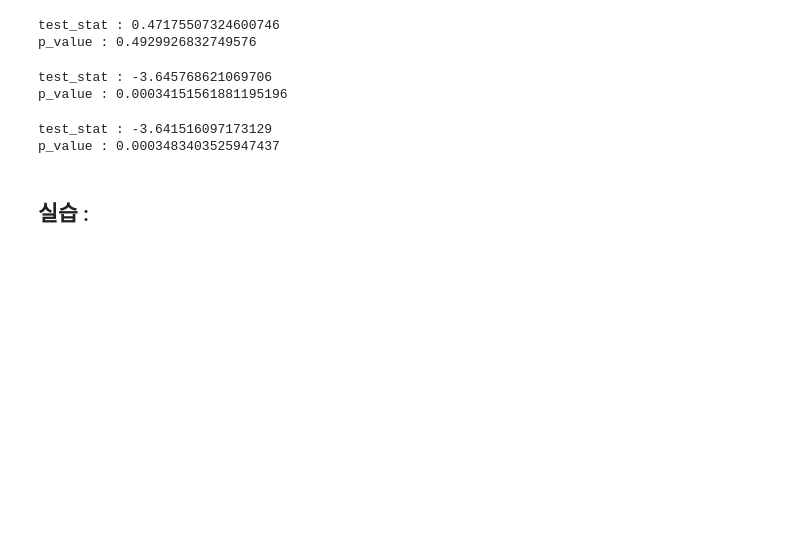
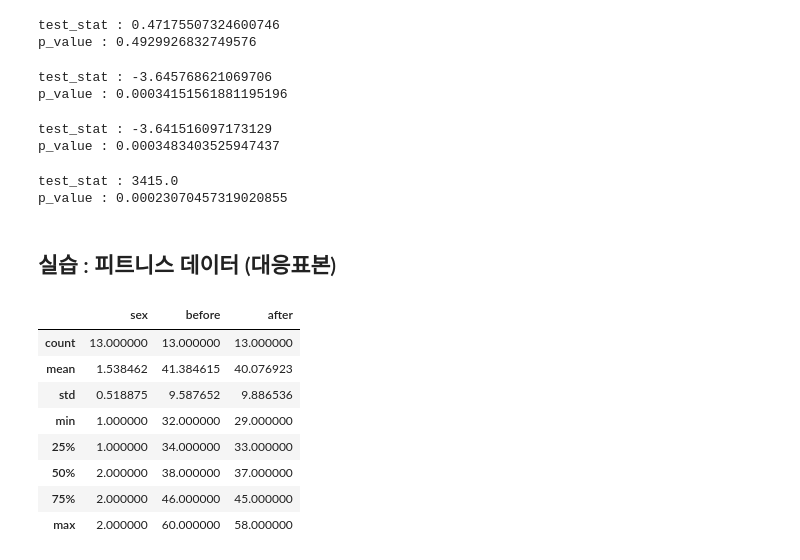
Before and after one commit to InryeolChoi/model_analysis, a Jupyter notebook: theory_stat/analysis_2.ipynb, the cells around one changed output. Saved outputs shown, nothing was run; the diff lists cells and outputs as text; code cells hidden in the pictures; blank space fills up the shorter version.

```diff
--- a/theory_stat/analysis_2.ipynb
+++ b/theory_stat/analysis_2.ipynb
@@ -212,5 +213,30 @@ print(f"p_value : {p_val}")
 # %% [output]
 test_stat : -3.641516097173129
 p_value : 0.0003483403525947437
+# %%
+# 독립인 두 표본, 비모수적 방법
+# H0 : 남성과 여성의 평균이 같다.
+test_stat, p_val = stats.mannwhitneyu(a1.male, a2.female)
+
+print(f"test_stat : {test_stat}")
+print(f"p_value : {p_val}")
+
+# H0 기각. 평균에 차이가 난다.
+# %% [output]
+test_stat : 3415.0
+p_value : 0.00023070457319020855
 # %% [markdown]
-## 실습 :
+## 실습 : 피트니스 데이터 (대응표본)
+# %%
+data = pd.read_excel("../data/피트니스_결과.xlsx")
+data.describe()
+# %% [output]
+|  | sex | before | after |
+| count | 13.000000 | 13.000000 | 13.000000 |
+| mean | 1.538462 | 41.384615 | 40.076923 |
+| std | 0.518875 | 9.587652 | 9.886536 |
+| min | 1.000000 | 32.000000 | 29.000000 |
+| 25% | 1.000000 | 34.000000 | 33.000000 |
+| 50% | 2.000000 | 38.000000 | 37.000000 |
+| 75% | 2.000000 | 46.000000 | 45.000000 |
+| max | 2.000000 | 60.000000 | 58.000000 |
```
Also changed, not shown: parts of 8 cells of this notebook.
